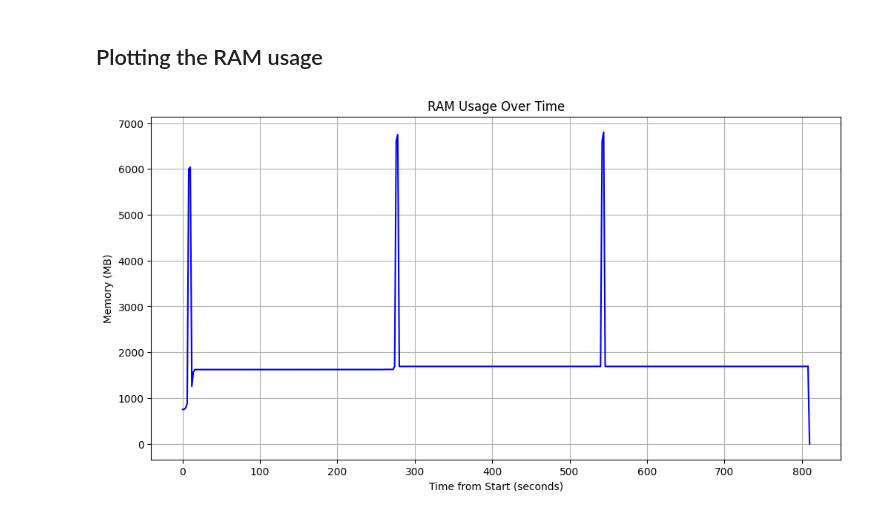
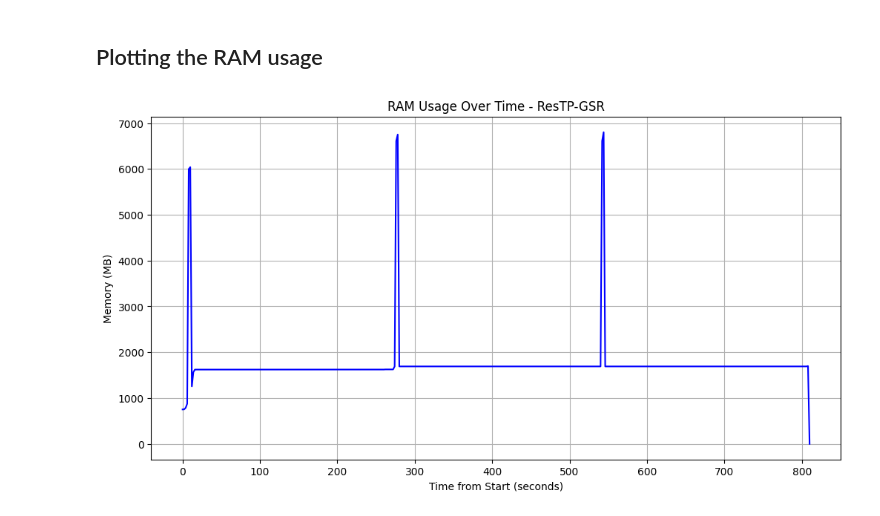
Before and after one commit to michaelhod/Generative-GNN-Brain-Graphs, a Jupyter notebook: plotting.ipynb, the cells around one changed output. Cells and saved outputs as stored; diff of their text form; code cells hidden in the pictures.

```diff
--- a/plotting.ipynb
+++ b/plotting.ipynb
@@ -34,17 +43,17 @@ plt.show()
 # %%
 ram_df = pd.read_csv('memory_usage_log_2.csv')
 ram_df['timestamp'] = pd.to_datetime(ram_df['timestamp'])
 ram_df.set_index('timestamp', inplace=True)
 
 # Calculate the time from start in seconds
 ram_df['time_from_start'] = (ram_df.index - ram_df.index[0]).total_seconds()
 
 plt.figure(figsize=(12, 6))
 plt.plot(ram_df['time_from_start'], ram_df['memory_MB'], color='blue')
-plt.title('RAM Usage Over Time')
+plt.title('RAM Usage Over Time - ResTP-GSR')
 plt.xlabel('Time from Start (seconds)')
 plt.ylabel('Memory (MB)')
 plt.grid(True)
 plt.show()
 # %% [output]
-[figure, old version]
+[figure, new version]
```
Also changed, not shown: parts of 12 cells of this notebook, 14 other files.
